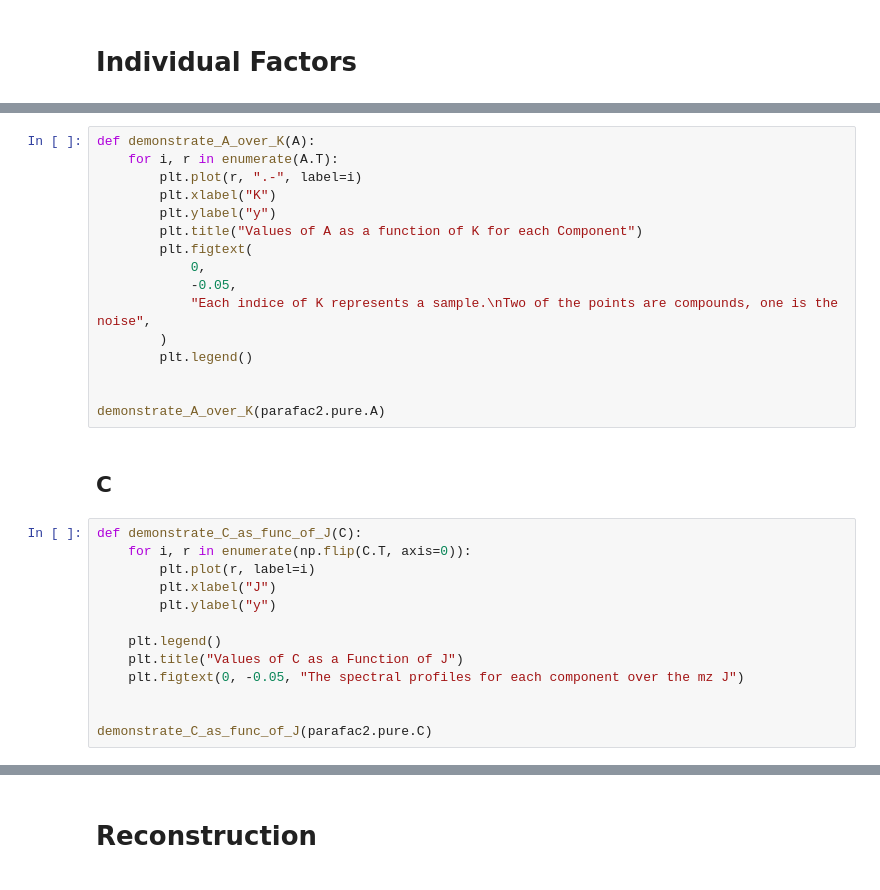
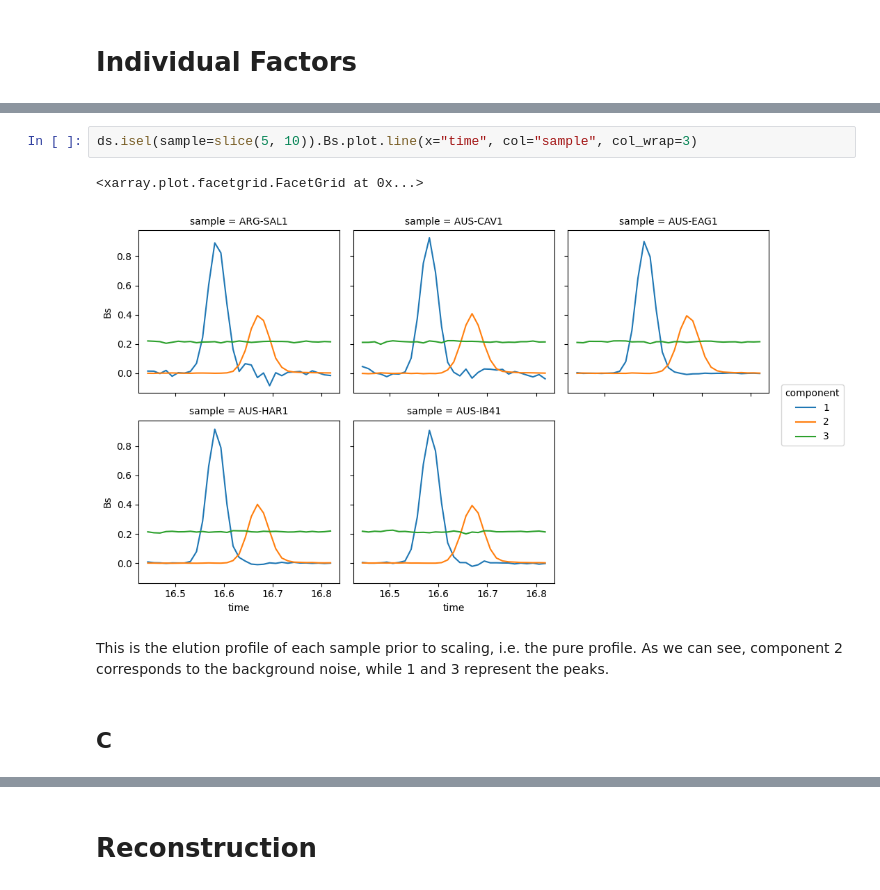
Before and after one commit to jonathanstathakis/pca_analysis, a Jupyter notebook: pca_analysis/notebooks/experiments/scaling_and_reconstruction.ipynb, the cells around one changed output, grey strips where cells are left out. Drawn from its saved outputs; the diff is of its cells as text.

```diff
--- a/pca_analysis/notebooks/experiments/scaling_and_reconstruction.ipynb
+++ b/pca_analysis/notebooks/experiments/scaling_and_reconstruction.ipynb
@@ -68,31 +200,9 @@ display_pure_elutions(parafac2.pure.B)
-# %%
-def demonstrate_A_over_K(A):
-    for i, r in enumerate(A.T):
-        plt.plot(r, ".-", label=i)
-        plt.xlabel("K")
-        plt.ylabel("y")
-        plt.title("Values of A as a function of K for each Component")
-        plt.figtext(
-            0,
-            -0.05,
-            "Each indice of K represents a sample.\nTwo of the points are compounds, one is the noise",
-        )
-        plt.legend()
-
-
-demonstrate_A_over_K(parafac2.pure.A)
+# %%
+ds.isel(sample=slice(5, 10)).Bs.plot.line(x="time", col="sample", col_wrap=3)
+# %% [output]
+<xarray.plot.facetgrid.FacetGrid at 0x...>
+[figure, added]
+# %% [markdown]
+This is the elution profile of each sample prior to scaling, i.e. the pure profile. As we can see, component 2 corresponds to the background noise, while 1 and 3 represent the peaks.
 # %% [markdown]
 ## C
-# %%
-def demonstrate_C_as_func_of_J(C):
-    for i, r in enumerate(np.flip(C.T, axis=0)):
-        plt.plot(r, label=i)
-        plt.xlabel("J")
-        plt.ylabel("y")
-
-    plt.legend()
-    plt.title("Values of C as a Function of J")
-    plt.figtext(0, -0.05, "The spectral profiles for each component over the mz J")
-
-
-demonstrate_C_as_func_of_J(parafac2.pure.C)
```
Also changed, not shown: parts of 20 cells of this notebook, 19 other files.
